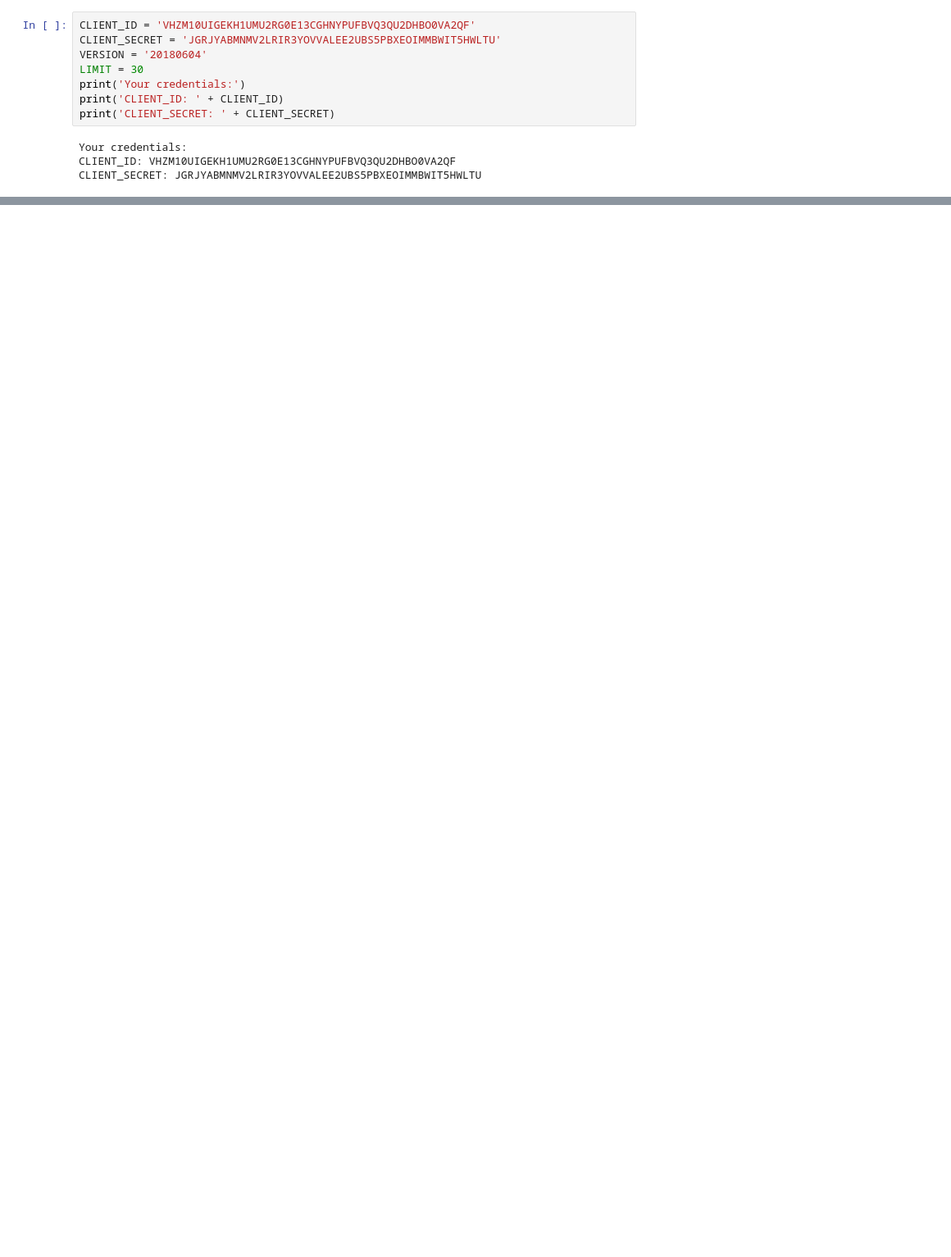
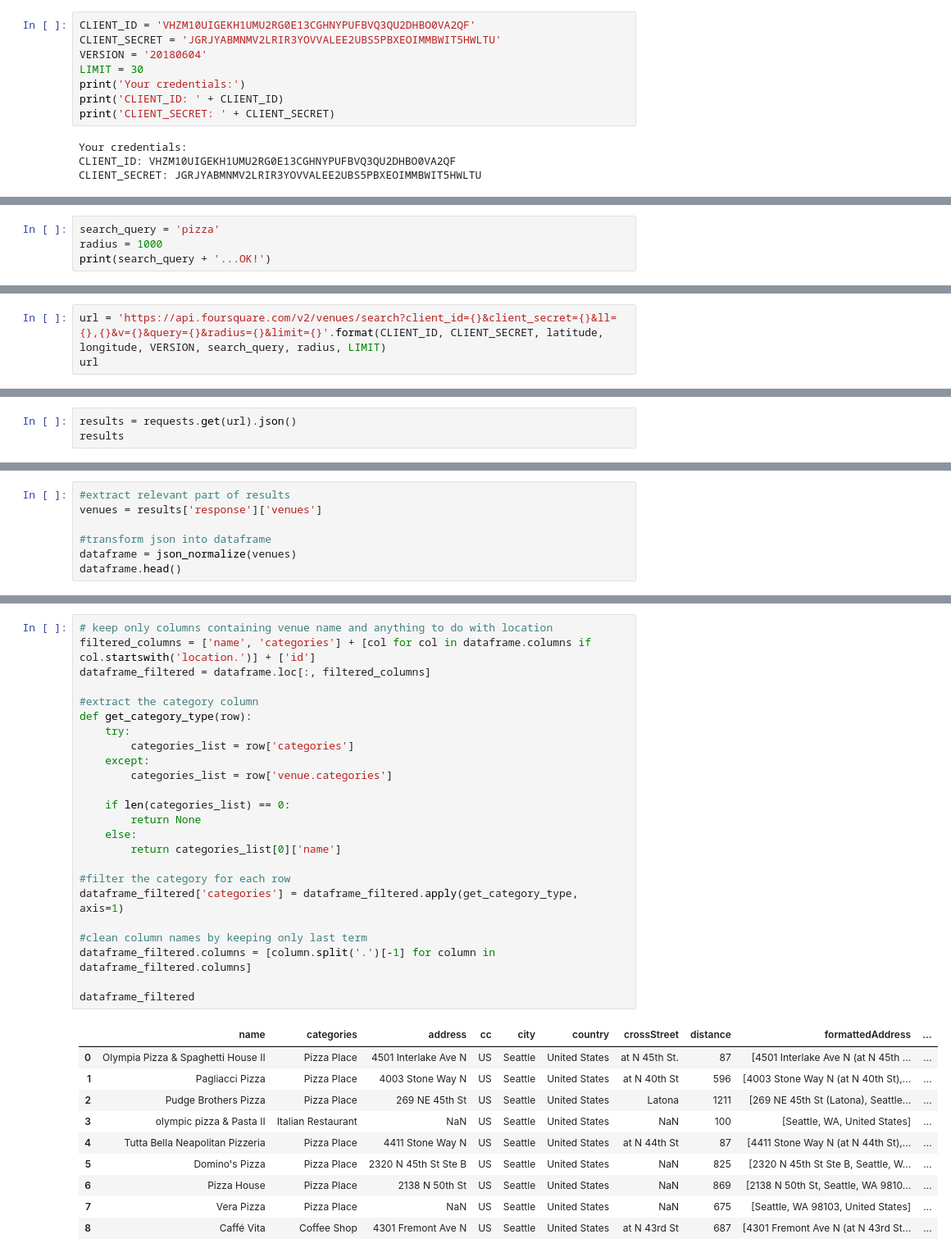
Before and after one commit to cwong690/Applied-Data-Science-Capstone, a Jupyter notebook: Coursera-Capstone.ipynb, the cells around one changed output, grey strips where cells are left out. Shown at 82% size. Cells and saved outputs as stored; diff of their text form; blank space fills up the shorter version.

```diff
--- a/Coursera-Capstone.ipynb
+++ b/Coursera-Capstone.ipynb
@@ -53,0 +50,4 @@ CLIENT_SECRET: JGRJYABMNMV2LRIR3YOVVALEE2UBS5PBXEOIMMBWIT5HWLTU
+# %%
+search_query = 'pizza'
+radius = 1000
+print(search_query + '...OK!')
@@ -53,0 +56,3 @@ CLIENT_SECRET: JGRJYABMNMV2LRIR3YOVVALEE2UBS5PBXEOIMMBWIT5HWLTU
+# %%
+url = 'https://api.foursquare.com/v2/venues/search?client_id={}&client_secret={}&ll={},{}&v={}&query={}&radius={}&limit={}'.format(CLIENT_ID, CLIENT_SECRET, latitude, longitude, VERSION, search_query, radius, LIMIT)
+url
@@ -53,0 +61,3 @@ CLIENT_SECRET: JGRJYABMNMV2LRIR3YOVVALEE2UBS5PBXEOIMMBWIT5HWLTU
+# %%
+results = requests.get(url).json()
+results
@@ -53,0 +82,7 @@ CLIENT_SECRET: JGRJYABMNMV2LRIR3YOVVALEE2UBS5PBXEOIMMBWIT5HWLTU
+# %%
+#extract relevant part of results
+venues = results['response']['venues']
+
+#transform json into dataframe
+dataframe = json_normalize(venues)
+dataframe.head()
@@ -53,0 +117,35 @@ CLIENT_SECRET: JGRJYABMNMV2LRIR3YOVVALEE2UBS5PBXEOIMMBWIT5HWLTU
+# %%
+# keep only columns containing venue name and anything to do with location
+filtered_columns = ['name', 'categories'] + [col for col in dataframe.columns if col.startswith('location.')] + ['id']
+dataframe_filtered = dataframe.loc[:, filtered_columns]
+
+#extract the category column
+def get_category_type(row):
+    try:
+        categories_list = row['categories']
+    except:
+        categories_list = row['venue.categories']
+
+    if len(categories_list) == 0:
+        return None
+    else:
+        return categories_list[0]['name']
+
+#filter the category for each row
+dataframe_filtered['categories'] = dataframe_filtered.apply(get_category_type, axis=1)
+
+#clean column names by keeping only last term
+dataframe_filtered.columns = [column.split('.')[-1] for column in dataframe_filtered.columns]
+
+dataframe_filtered
+# %% [output]
+|  | name | categories | address | cc | city | country | crossStreet | distance | formattedAddress | ... |
+| 0 | Olympia Pizza & Spaghetti House II | Pizza Place | 4501 Interlake Ave N | US | Seattle | United States | at N 45th St. | 87 | [4501 Interlake Ave N (at N 45th ... | ... |
+| 1 | Pagliacci Pizza | Pizza Place | 4003 Stone Way N | US | Seattle | United States | at N 40th St | 596 | [4003 Stone Way N (at N 40th St),... | ... |
+| 2 | Pudge Brothers Pizza | Pizza Place | 269 NE 45th St | US | Seattle | United States | Latona | 1211 | [269 NE 45th St (Latona), Seattle... | ... |
+| 3 | olympic pizza & Pasta II | Italian Restaurant | NaN | US | Seattle | United States | NaN | 100 | [Seattle, WA, United States] | ... |
+| 4 | Tutta Bella Neapolitan Pizzeria | Pizza Place | 4411 Stone Way N | US | Seattle | United States | at N 44th St | 87 | [4411 Stone Way N (at N 44th St),... | ... |
+| 5 | Domino's Pizza | Pizza Place | 2320 N 45th St Ste B | US | Seattle | United States | NaN | 825 | [2320 N 45th St Ste B, Seattle, W... | ... |
+| 6 | Pizza House | Pizza Place | 2138 N 50th St | US | Seattle | United States | NaN | 869 | [2138 N 50th St, Seattle, WA 9810... | ... |
+| 7 | Vera Pizza | Pizza Place | NaN | US | Seattle | United States | NaN | 675 | [Seattle, WA 98103, United States] | ... |
+| 8 | Caffé Vita | Coffee Shop | 4301 Fremont Ave N | US | Seattle | United States | at N 43rd St | 687 | [4301 Fremont Ave N (at N 43rd St... | ... |
```
Also changed, not shown: parts of 27 cells of this notebook.
